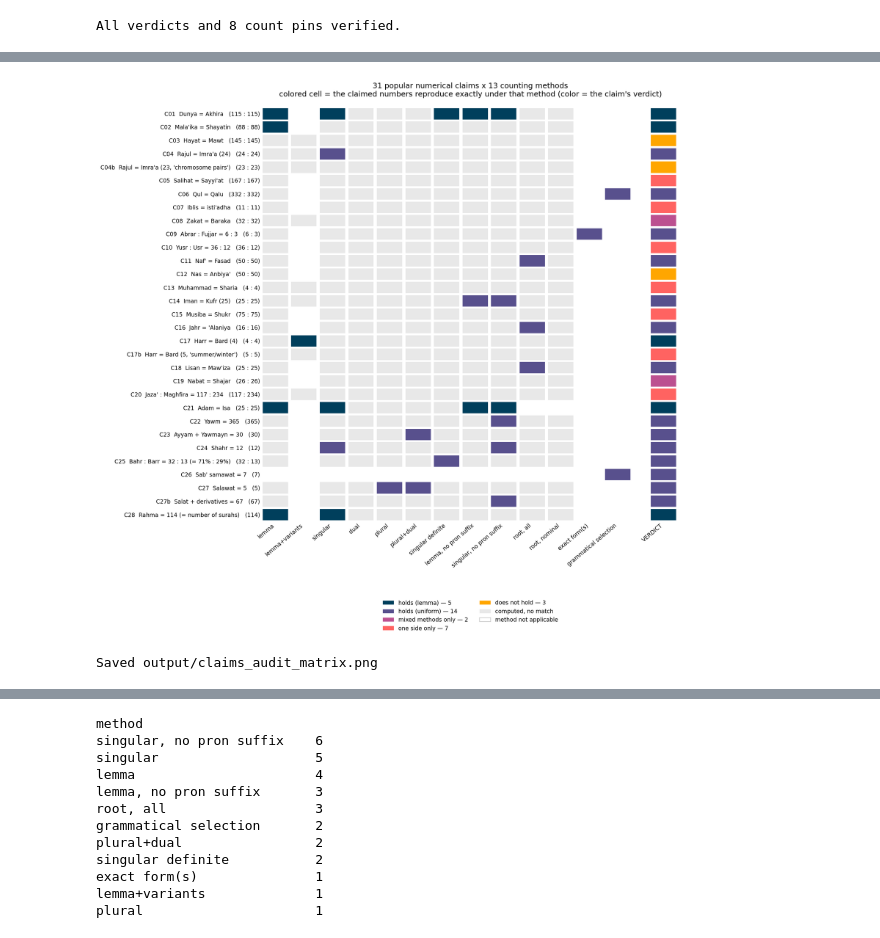
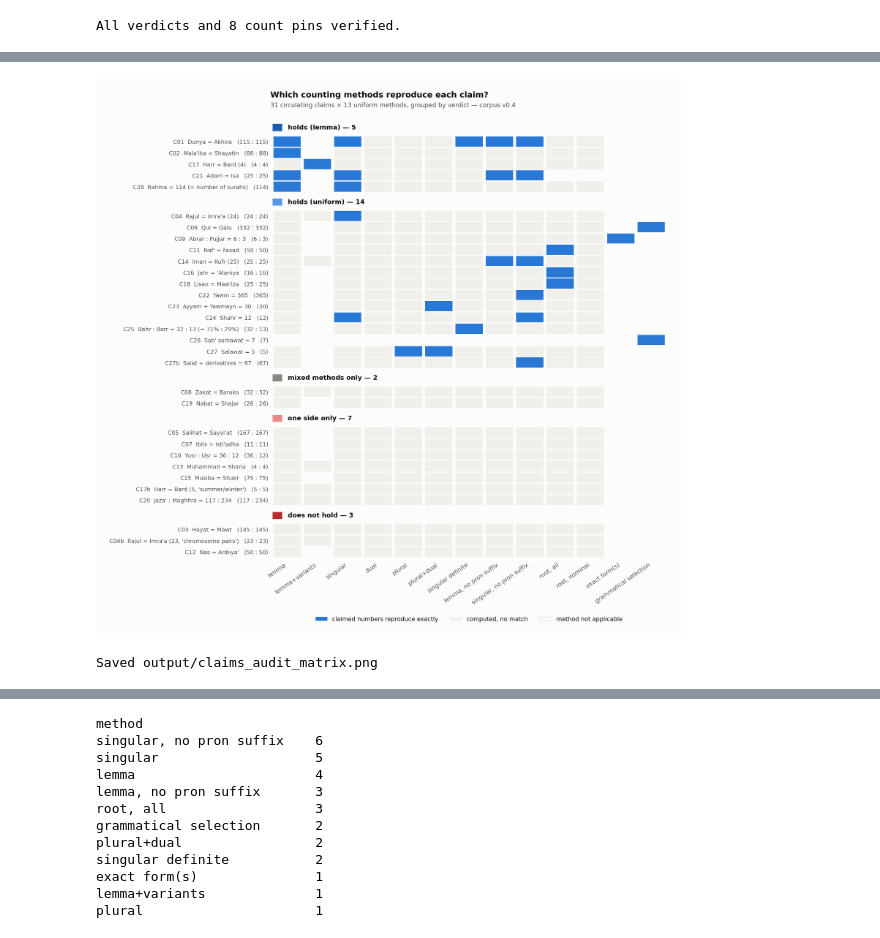
Before and after one commit to taziksh/quran-frequencies, a Jupyter notebook: notebooks/04_claims_audit.ipynb, the cells around one changed output, grey strips where cells are left out. Saved outputs shown, nothing was run; the diff lists cells and outputs as text; code cells hidden in the pictures.

Commit message:
Shared chart style, redesigned figures; audit fixes (yawma'idhin 70, stratified enrichment, verified QM alignment); extended Buckwalter map; tighter README

```diff
--- a/notebooks/04_claims_audit.ipynb
+++ b/notebooks/04_claims_audit.ipynb
@@ -659,70 +668,61 @@ it stated?".
 # %%
 import matplotlib
 matplotlib.use("Agg")
 import matplotlib.pyplot as plt
-import numpy as np
-from matplotlib.patches import Patch
+from matplotlib.patches import Patch, Rectangle
 
-# verdict colors: learnui.design Data Color Picker palette (as in notebook 03's charts)
-VCOLORS = {
-    "holds (lemma)":      "#003f5c",
-    "holds (uniform)":    "#58508d",
-    "mixed methods only": "#bc5090",
-    "one side only":      "#ff6361",
-    "does not hold":      "#ffa600",
-}
-NO_MATCH, NA = "#e8e8e8", "#ffffff"
+from src import plotstyle as ps
 
-claim_ids = [c[0] for c in CLAIMS]
-verd = summary.set_index("id")
-mat_colors = np.empty((len(claim_ids), len(METHODS)), dtype=object)
+ps.apply()
+
+verd = summary.set_index("id").verdict
 g = audit_grid.set_index(["id", "method"])
-for i, cid in enumerate(claim_ids):
-    for j, m in enumerate(METHODS):
-        if (cid, m) not in g.index:
-            mat_colors[i, j] = NA
-        elif g.loc[(cid, m), "match"]:
-            mat_colors[i, j] = VCOLORS[verd.loc[cid, "verdict"]]
-        else:
-            mat_colors[i, j] = NO_MATCH
+groups = [(v, [c for c in CLAIMS if verd[c[0]] == v]) for v in ps.VERDICT_COLORS]
+assert sum(len(cs) for _, cs in groups) == len(CLAIMS)
 
-fig, ax = plt.subplots(figsize=(12, 12))
-for i in range(len(claim_ids)):
-    for j in range(len(METHODS)):
-        ax.add_patch(plt.Rectangle((j, len(claim_ids) - 1 - i), 0.92, 0.92,
-                                   facecolor=mat_colors[i, j], edgecolor="white", lw=1.5))
-# verdict swatch column on the right, so claims with no uniform match still show their verdict
-vx = len(METHODS) + 0.6
-for i, cid in enumerate(claim_ids):
-    ax.add_patch(plt.Rectangle((vx, len(claim_ids) - 1 - i), 0.92, 0.92,
-                               facecolor=VCOLORS[verd.loc[cid, "verdict"]],
-                               edgecolor="white", lw=1.5))
-ax.set_xlim(0, vx + 1); ax.set_ylim(0, len(claim_ids))
-ax.set_xticks([j + 0.46 for j in range(len(METHODS))] + [vx + 0.46])
-ax.set_xticklabels(METHODS + ["VERDICT"], rotation=40, ha="right", fontsize=9)
-ylabels = [f"{c[0]}  {c[1]}   ({' : '.join(map(str, c[3]))})" for c in CLAIMS]
-ax.set_yticks([len(claim_ids) - 1 - i + 0.46 for i in range(len(claim_ids))])
-ax.set_yticklabels(ylabels, fontsize=9)
+GAP = 1.6  # header band above each verdict group, in row units
+fig, ax = plt.subplots(figsize=(11.5, 13))
+ytick_pos, ytick_lab, ycur = [], [], 0.0
+for v, cs in groups:
+    ax.add_patch(Rectangle((0.02, ycur + 0.55), 0.32, 0.62,
+                           facecolor=ps.VERDICT_COLORS[v], edgecolor="none"))
+    ax.text(0.52, ycur + 0.86, f"{v} — {len(cs)}", fontsize=10.5,
+            fontweight="bold", color=ps.INK, va="center")
+    ycur += GAP
+    for c in cs:
+        cid = c[0]
+        for j, m in enumerate(METHODS):
+            if (cid, m) not in g.index:
+                continue  # blank = method not applicable
+            color = ps.BLUE if g.loc[(cid, m), "match"] else ps.NO_MATCH
+            ax.add_patch(Rectangle((j + 0.05, ycur + 0.05), 0.9, 0.9,
+                                   facecolor=color, edgecolor="none"))
+        ytick_pos.append(ycur + 0.5)
+        ytick_lab.append(f"{cid}  {c[1]}   ({' : '.join(map(str, c[3]))})")
+        ycur += 1.0
+
+ax.set_xlim(-0.05, len(METHODS) + 0.05)
+ax.set_ylim(ycur + 0.2, -0.4)  # top-down reading order
+ax.set_xticks([j + 0.5 for j in range(len(METHODS))], METHODS,
+              rotation=35, ha="right", fontsize=9.5)
+ax.set_yticks(ytick_pos, ytick_lab, fontsize=9)
 ax.tick_params(length=0)
+ax.grid(False)
 for s in ax.spines.values():
     s.set_visible(False)
-
-counts = summary.verdict.value_counts()
-legend = [Patch(facecolor=c, label=f"{v} — {counts.get(v, 0)}") for v, c in VCOLORS.items()]
-legend += [Patch(facecolor=NO_MATCH, label="computed, no match"),
-           Patch(facecolor=NA, edgecolor="#cccccc", label="method not applicable")]
-ax.legend(handles=legend, loc="upper center", bbox_to_anchor=(0.5, -0.18),
-          ncol=2, frameon=False, fontsize=9)
-ax.set_title("31 popular numerical claims x 13 counting methods\n"
-             "colored cell = the claimed numbers reproduce exactly under that method "
-             "(color = the claim's verdict)", fontsize=12, pad=16)
-plt.savefig("../output/claims_audit_matrix.png", dpi=150, bbox_inches="tight")
-plt.close()
+legend = [Patch(facecolor=ps.BLUE, label="claimed numbers reproduce exactly"),
+          Patch(facecolor=ps.NO_MATCH, label="computed, no match"),
+          Patch(facecolor=ps.SURFACE, edgecolor=ps.GRID, label="method not applicable")]
+ax.legend(handles=legend, loc="upper center", bbox_to_anchor=(0.5, -0.115),
+          ncol=3, fontsize=9.5)
+ps.titles(ax, "Which counting methods reproduce each claim?",
+          "31 circulating claims × 13 uniform methods, grouped by verdict — corpus v0.4")
+ps.save(fig, "../output/claims_audit_matrix.png")
 from IPython.display import Image
 display(Image("../output/claims_audit_matrix.png"))
 print("Saved output/claims_audit_matrix.png")
 # %% [output]
-[figure, old version]
+[figure, new version]
 Saved output/claims_audit_matrix.png
 # %% [markdown]
 ## 8. Are the symmetries jointly consistent?
```
Also changed, not shown: parts of 4 cells of this notebook, 19 other files.
